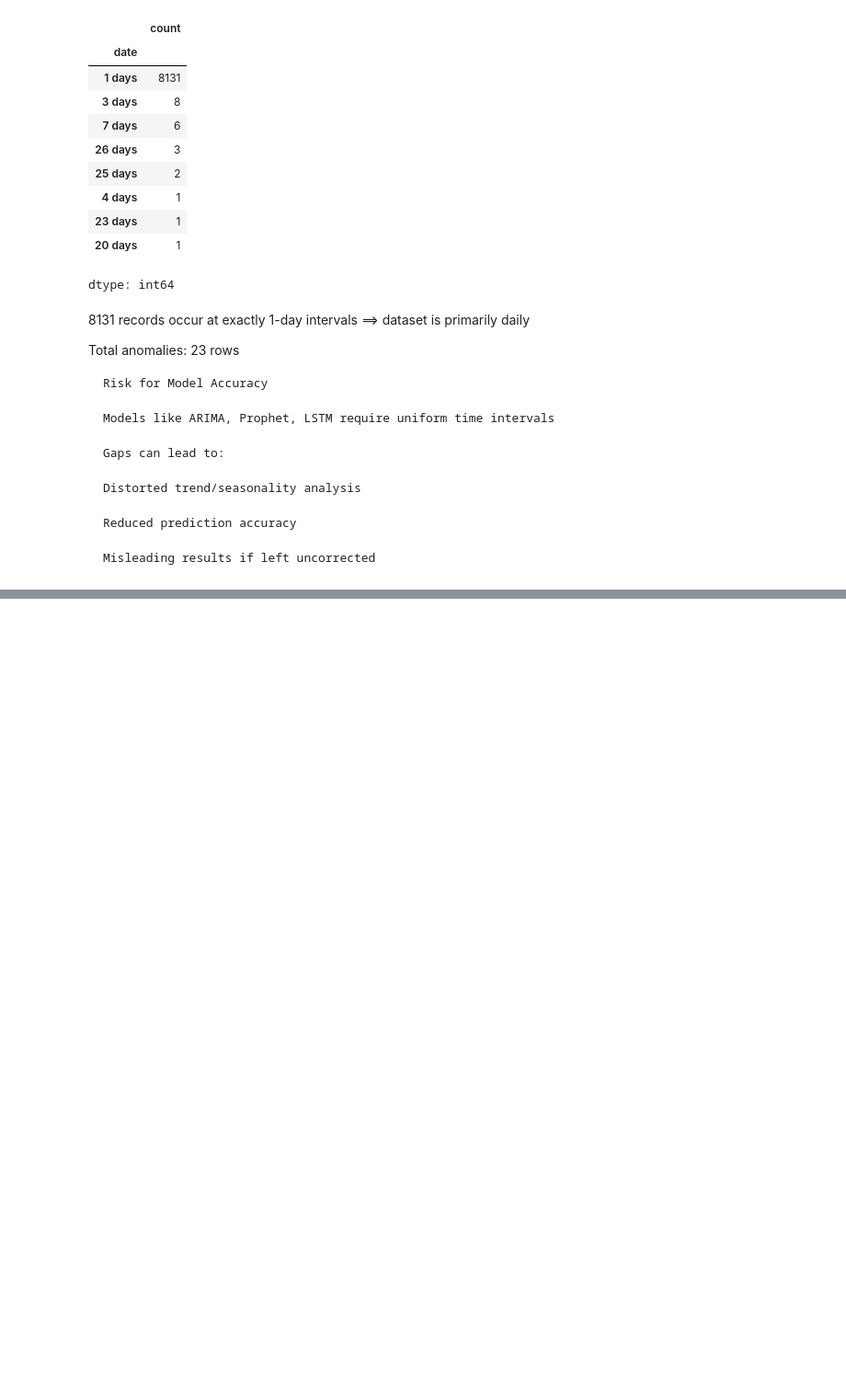
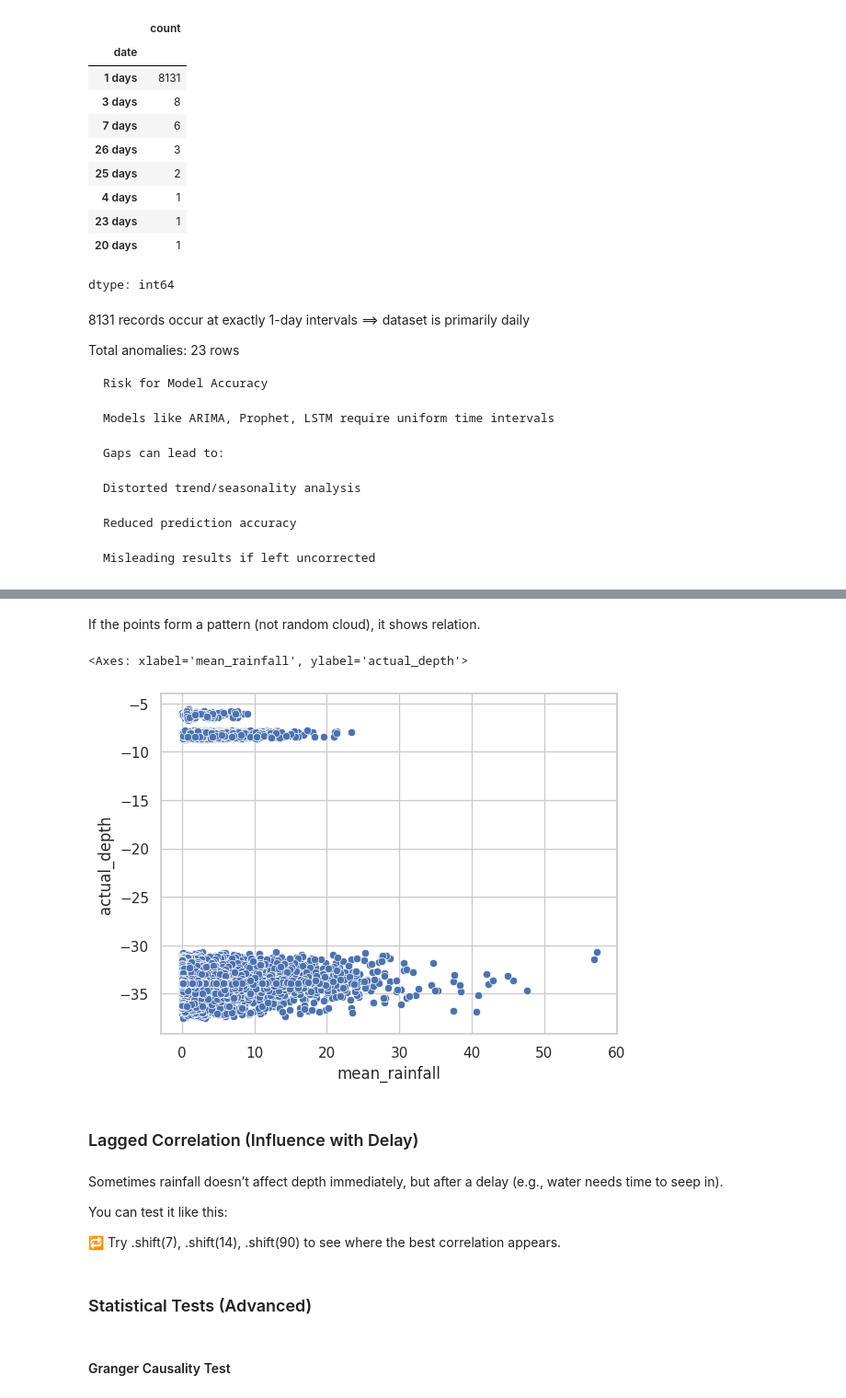
Before and after one commit to NiloofarSoltani-2/Smart-Water-Management, a Jupyter notebook: smart_water_management.ipynb, the cells around one changed output, grey strips where cells are left out. Shown: that part at 92% size. Cells and saved outputs as stored; diff of their text form; code cells hidden in the pictures; blank space fills up the shorter version.

```diff
--- a/smart_water_management.ipynb
+++ b/smart_water_management.ipynb
@@ -126,0 +238,16 @@ plt.show()
+# %% [markdown]
+If the points form a pattern (not random cloud), it shows relation.
+# %%
+sns.scatterplot(data=df, x='mean_rainfall', y='actual_depth')
+# %% [output]
+<Axes: xlabel='mean_rainfall', ylabel='actual_depth'>
+[figure, added]
+# %% [markdown]
+### Lagged Correlation (Influence with Delay)
+# %% [markdown]
+Sometimes rainfall doesn’t affect depth immediately, but after a delay (e.g., water needs time to seep in).
+
+You can test it like this:
+
+
+🔁 Try .shift(7), .shift(14), .shift(90) to see where the best correlation appears.
@@ -126,0 +258,4 @@ plt.show()
+# %% [markdown]
+### Statistical Tests (Advanced)
+# %% [markdown]
+#### Granger Causality Test
```
Also changed, not shown: parts of 32 cells of this notebook.
